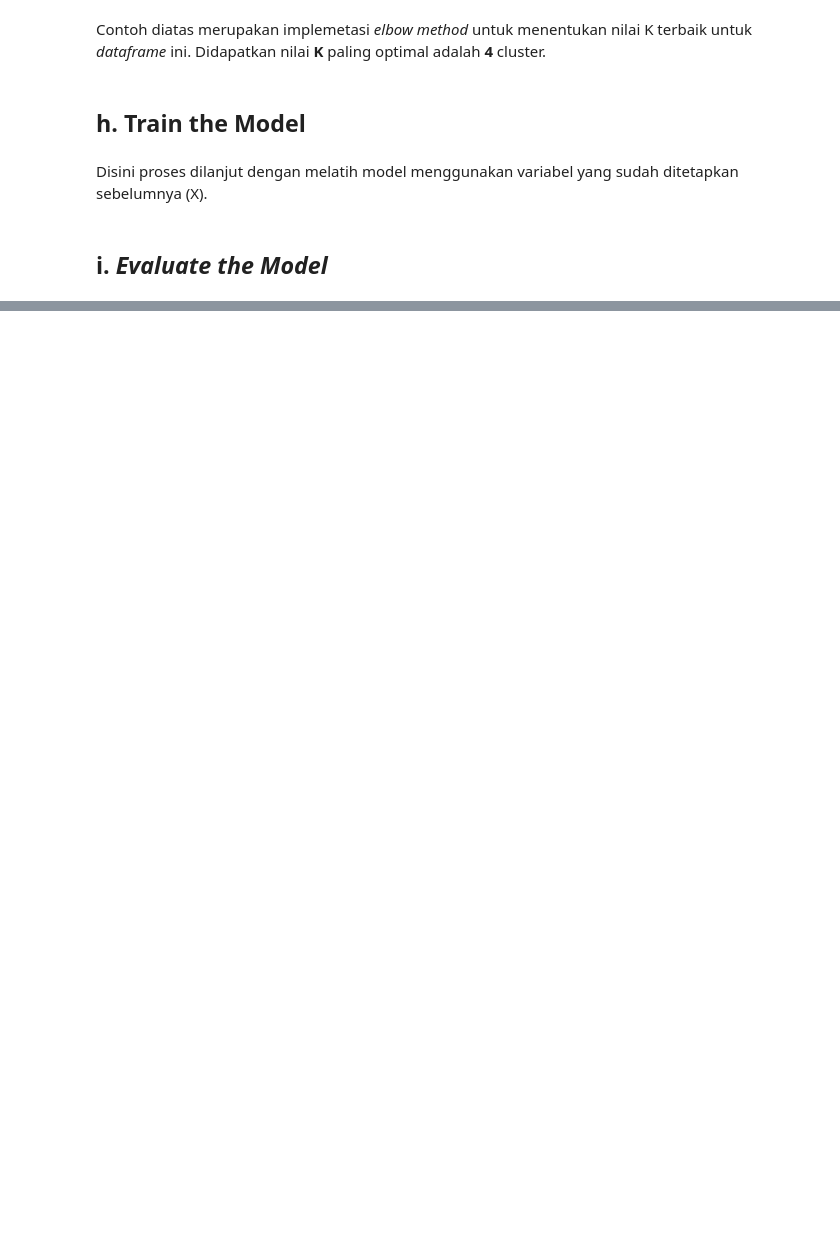
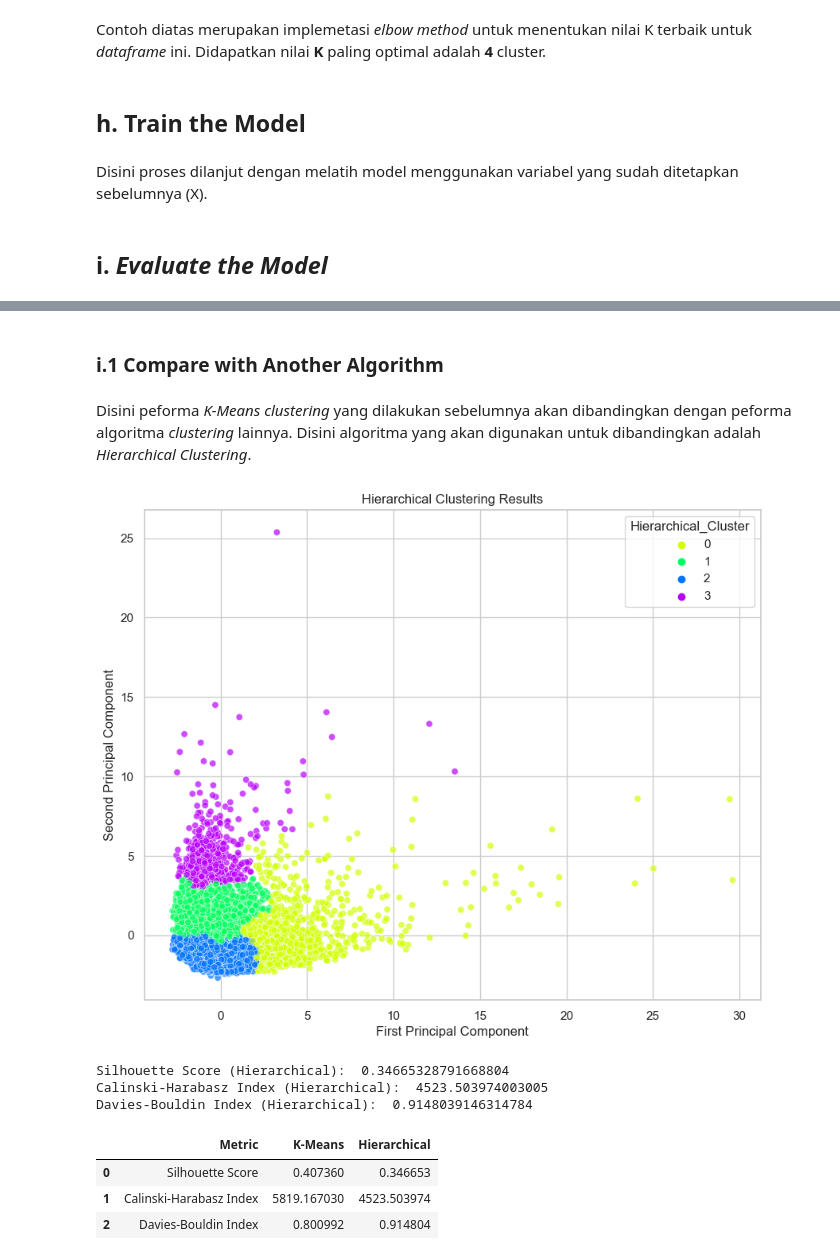
Before and after one commit to vincenta1206519/Hacktiv8_FinalProject, a Jupyter notebook: Final Project 4/PYTN_KampusMerdeka_fp4_Kelompok9.ipynb, the cells around one changed output, grey strips where cells are left out. Drawn from its saved outputs; the diff is of its cells as text; code cells hidden in the pictures; blank space fills up the shorter version.

```diff
--- a/Final Project 4/PYTN_KampusMerdeka_fp4_Kelompok9.ipynb
+++ b/Final Project 4/PYTN_KampusMerdeka_fp4_Kelompok9.ipynb
@@ -373,0 +630,68 @@ print("The average silhouette_score is :", silhouette_avg)
+# %% [markdown]
+### i.1 Compare with Another Algorithm
+# %% [markdown]
+Disini peforma *K-Means clustering* yang dilakukan sebelumnya akan dibandingkan dengan peforma algoritma *clustering* lainnya. Disini algoritma yang akan digunakan untuk dibandingkan adalah *Hierarchical Clustering*.
+# %%
+# Apply Hierarchical Clustering
+hierarchical = AgglomerativeClustering(n_clusters=elbow_k)  # Number of clusters
+hierarchical_labels = hierarchical.fit_predict(X_pca)
+
+# Add Hierarchical cluster assignments to DataFrame
+X_pca_df['Hierarchical_Cluster'] = hierarchical_labels
+# %%
+# Set the style of the visualization
+sns.set(style="whitegrid")
+
+# Create a scatter plot
+plt.figure(figsize=(10, 8))
+
+# Use Seaborn to make the scatter plot
+sns.scatterplot(x='PCA1', y='PCA2', hue='Hierarchical_Cluster',
+                palette=sns.color_palette("hsv", n_colors=elbow_k),
+                data=X_pca_df, legend='full', alpha=0.7)
+
+# Label the axes
+plt.xlabel('First Principal Component')
+plt.ylabel('Second Principal Component')
+
+# Optional: Add a title
+plt.title('Hierarchical Clustering Results')
+
+# Show the plot
+plt.show()
+# %% [output]
+[figure, added]
+# %%
+# Silhouette Score
+silhouette_hierarchical = silhouette_score(X_pca, hierarchical_labels)
+print("Silhouette Score (Hierarchical): ", silhouette_hierarchical)
+
+# Calinski-Harabasz Index
+calinski_harabasz_hierarchical = calinski_harabasz_score(X_pca, hierarchical_labels)
+print("Calinski-Harabasz Index (Hierarchical): ", calinski_harabasz_hierarchical)
+
+# Davies-Bouldin Index
+davies_bouldin_hierarchical = davies_bouldin_score(X_pca, hierarchical_labels)
+print("Davies-Bouldin Index (Hierarchical): ", davies_bouldin_hierarchical)
+# %% [output]
+Silhouette Score (Hierarchical):  0.34665328791668804
+Calinski-Harabasz Index (Hierarchical):  4523.503974003005
+Davies-Bouldin Index (Hierarchical):  0.9148039146314784
+# %%
+# Compare both metrics
+metrics = {
+    'Metric': ['Silhouette Score', 'Calinski-Harabasz Index', 'Davies-Bouldin Index'],
+    'K-Means': [silhouette_avg, calinski_harabasz, davies_bouldin],
+    'Hierarchical': [silhouette_hierarchical, calinski_harabasz_hierarchical, davies_bouldin_hierarchical]
+}
+
+# Convert dictionary to DataFrame
+metrics_df = pd.DataFrame(metrics)
+
+# Display the DataFrame
+metrics_df
+# %% [output]
+|  | Metric | K-Means | Hierarchical |
+| 0 | Silhouette Score | 0.407360 | 0.346653 |
+| 1 | Calinski-Harabasz Index | 5819.167030 | 4523.503974 |
+| 2 | Davies-Bouldin Index | 0.800992 | 0.914804 |
```
Also changed, not shown: parts of 40 cells of this notebook, 3 other files.
